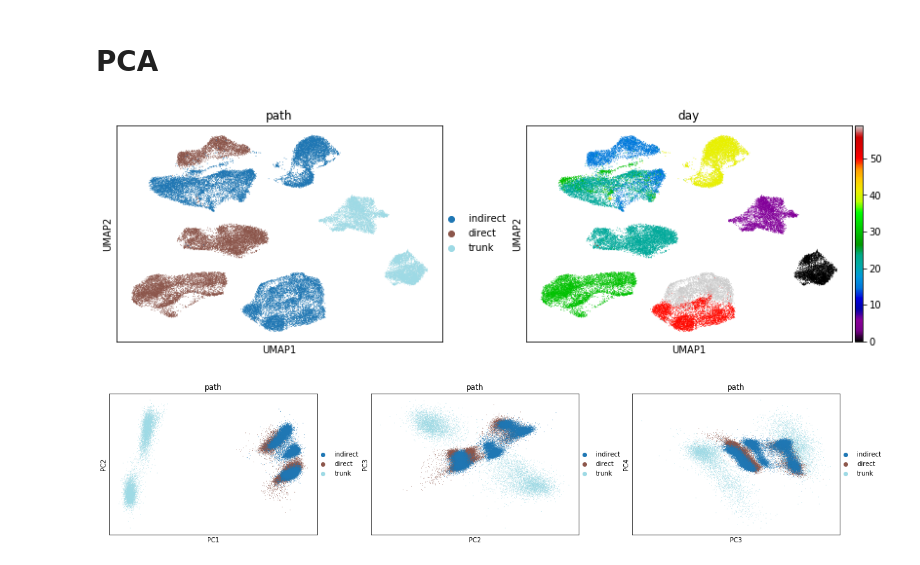
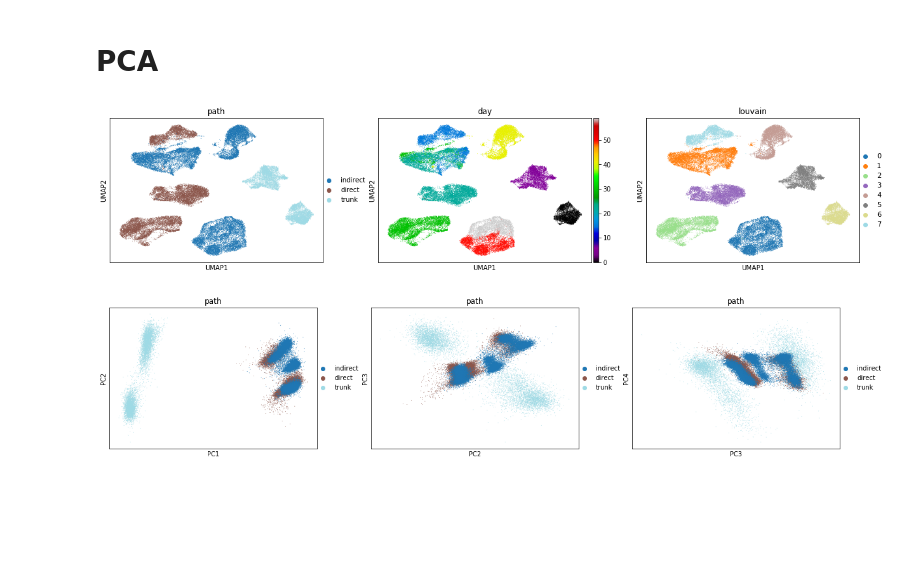
Before and after one commit to czbiohub/darmanis_group_DL_notebook, a Jupyter notebook: DL20190228_dish_mel_preprocess.ipynb, the cells around one changed output. Saved outputs shown, nothing was run; the diff lists cells and outputs as text; code cells hidden in the pictures; blank space fills up the shorter version.

```diff
--- a/DL20190228_dish_mel_preprocess.ipynb
+++ b/DL20190228_dish_mel_preprocess.ipynb
@@ -180,9 +181,9 @@ if run_me == True:
 # PCA
 # %%
 # sanity check
-sc.pl.umap(adata_all, color = ['path', 'day'], palette = 'tab20', cmap = 'nipy_spectral')
+sc.pl.umap(adata_all, color = ['path', 'day','louvain'], palette = 'tab20', cmap = 'nipy_spectral')
 # %% [output]
-[figure, old version]
+[figure, new version]
 # %%
 components = ['1,2','2,3','3,4']
 sc.pl.pca(adata_all, color = ['path'], components=components, palette = 'tab20')
```
Also changed, not shown: parts of 14 cells of this notebook, 1 other file.
